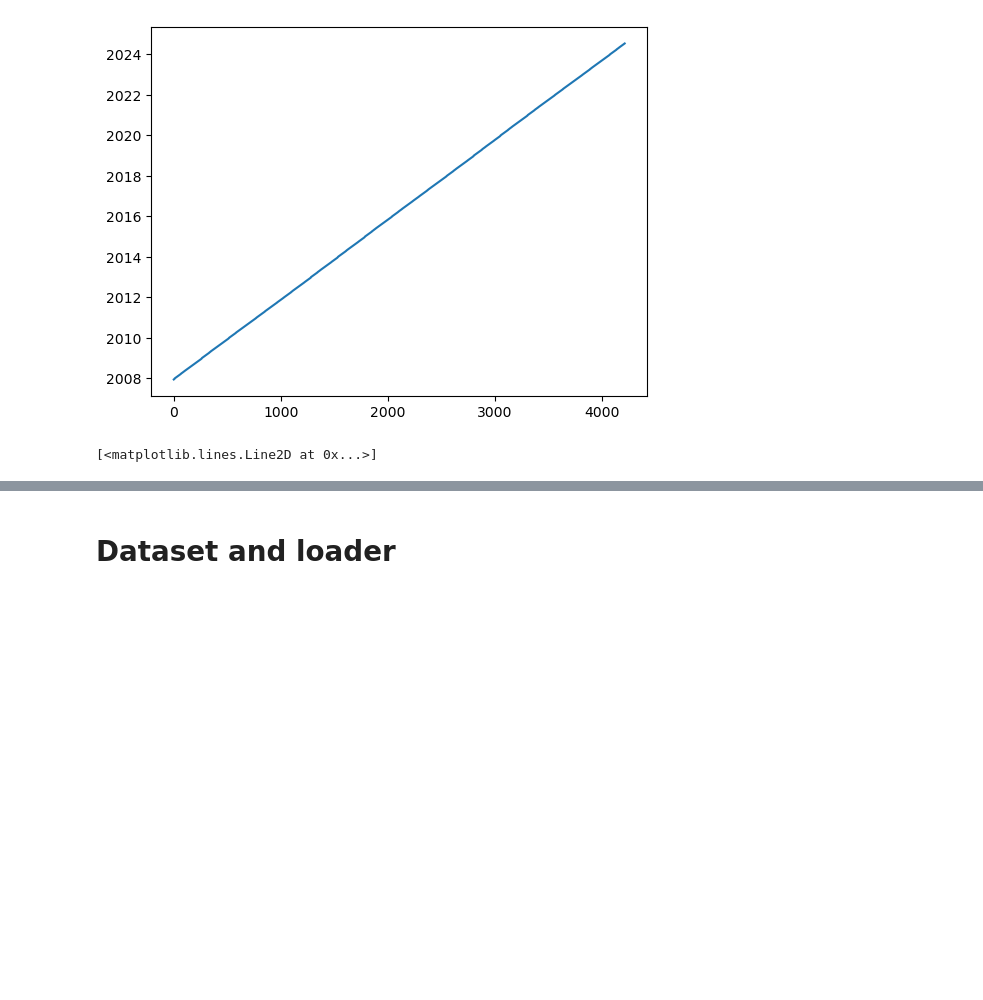
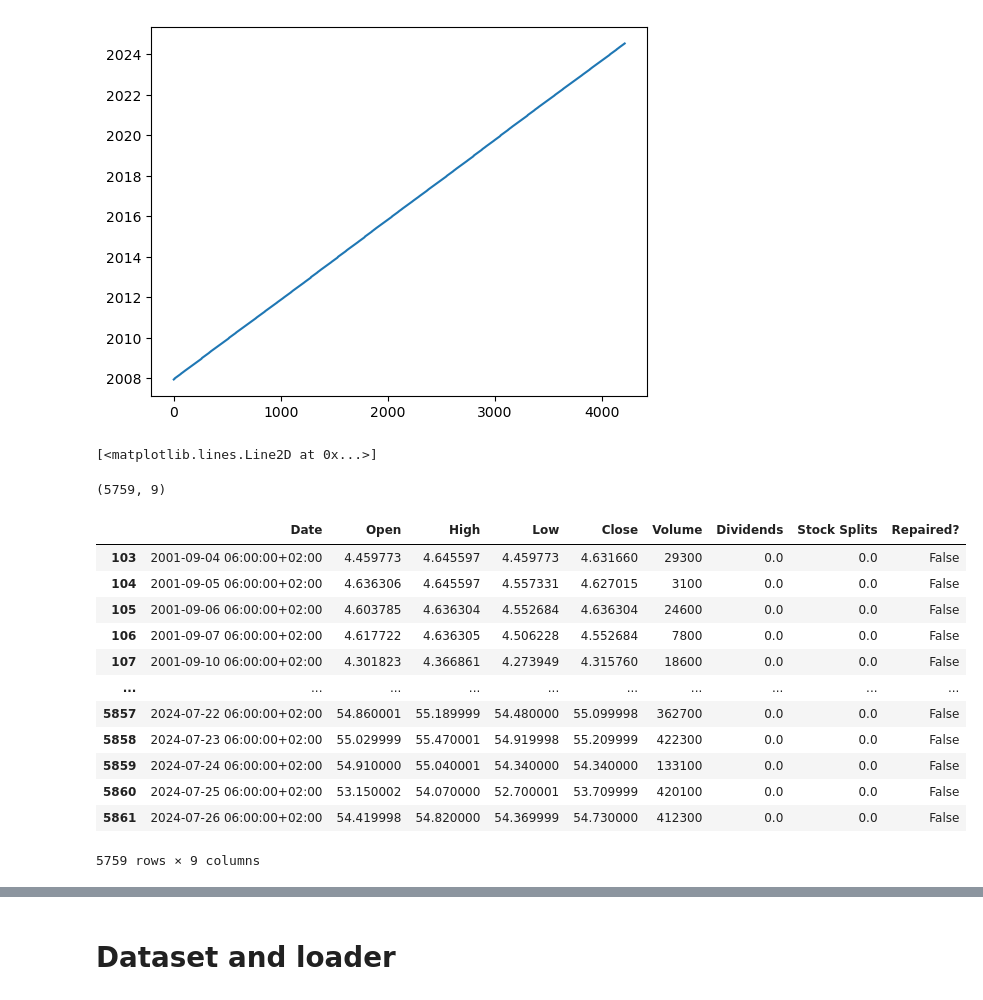
Before and after one commit to yyhhoi/yforseer, a Jupyter notebook: try.ipynb, the cells around one changed output, grey strips where cells are left out. Drawn from its saved outputs; the diff is of its cells as text; code cells hidden in the pictures; blank space fills up the shorter version.

Commit message:
Added tickers

```diff
--- a/try.ipynb
+++ b/try.ipynb
@@ -28,8 +28,29 @@ plt.plot(df['Date'])
 [figure]
 # %%
 %matplotlib qt
-df = pd.read_csv('data/yahoo/tickerdaily/NVD.DE.csv').astype(RawDF_Schema)
+df = pd.read_csv('data/yahoo/tickerdaily/ABBNY.csv').astype(RawDF_Schema)
 
 plt.plot(df['Date'], df['Close'])
 # %% [output]
 [<matplotlib.lines.Line2D at 0x...>]
+# %%
+subdf = df[df['Date'] >= '2001-09-03']
+subdf.shape
+# %% [output]
+(5759, 9)
+# %%
+subdf
+# %% [output]
+|  | Date | Open | High | Low | Close | Volume | Dividends | Stock Splits | Repaired? |
+| 103 | 2001-09-04 06:00:00+02:00 | 4.459773 | 4.645597 | 4.459773 | 4.631660 | 29300 | 0.0 | 0.0 | False |
+| 104 | 2001-09-05 06:00:00+02:00 | 4.636306 | 4.645597 | 4.557331 | 4.627015 | 3100 | 0.0 | 0.0 | False |
+| 105 | 2001-09-06 06:00:00+02:00 | 4.603785 | 4.636304 | 4.552684 | 4.636304 | 24600 | 0.0 | 0.0 | False |
+| 106 | 2001-09-07 06:00:00+02:00 | 4.617722 | 4.636305 | 4.506228 | 4.552684 | 7800 | 0.0 | 0.0 | False |
+| 107 | 2001-09-10 06:00:00+02:00 | 4.301823 | 4.366861 | 4.273949 | 4.315760 | 18600 | 0.0 | 0.0 | False |
+| ... | ... | ... | ... | ... | ... | ... | ... | ... | ... |
+| 5857 | 2024-07-22 06:00:00+02:00 | 54.860001 | 55.189999 | 54.480000 | 55.099998 | 362700 | 0.0 | 0.0 | False |
+| 5858 | 2024-07-23 06:00:00+02:00 | 55.029999 | 55.470001 | 54.919998 | 55.209999 | 422300 | 0.0 | 0.0 | False |
+| 5859 | 2024-07-24 06:00:00+02:00 | 54.910000 | 55.040001 | 54.340000 | 54.340000 | 133100 | 0.0 | 0.0 | False |
+| 5860 | 2024-07-25 06:00:00+02:00 | 53.150002 | 54.070000 | 52.700001 | 53.709999 | 420100 | 0.0 | 0.0 | False |
+| 5861 | 2024-07-26 06:00:00+02:00 | 54.419998 | 54.820000 | 54.369999 | 54.730000 | 412300 | 0.0 | 0.0 | False |
+5759 rows × 9 columns
```
Also changed, not shown: parts of 1 cell of this notebook, 3 other files.
